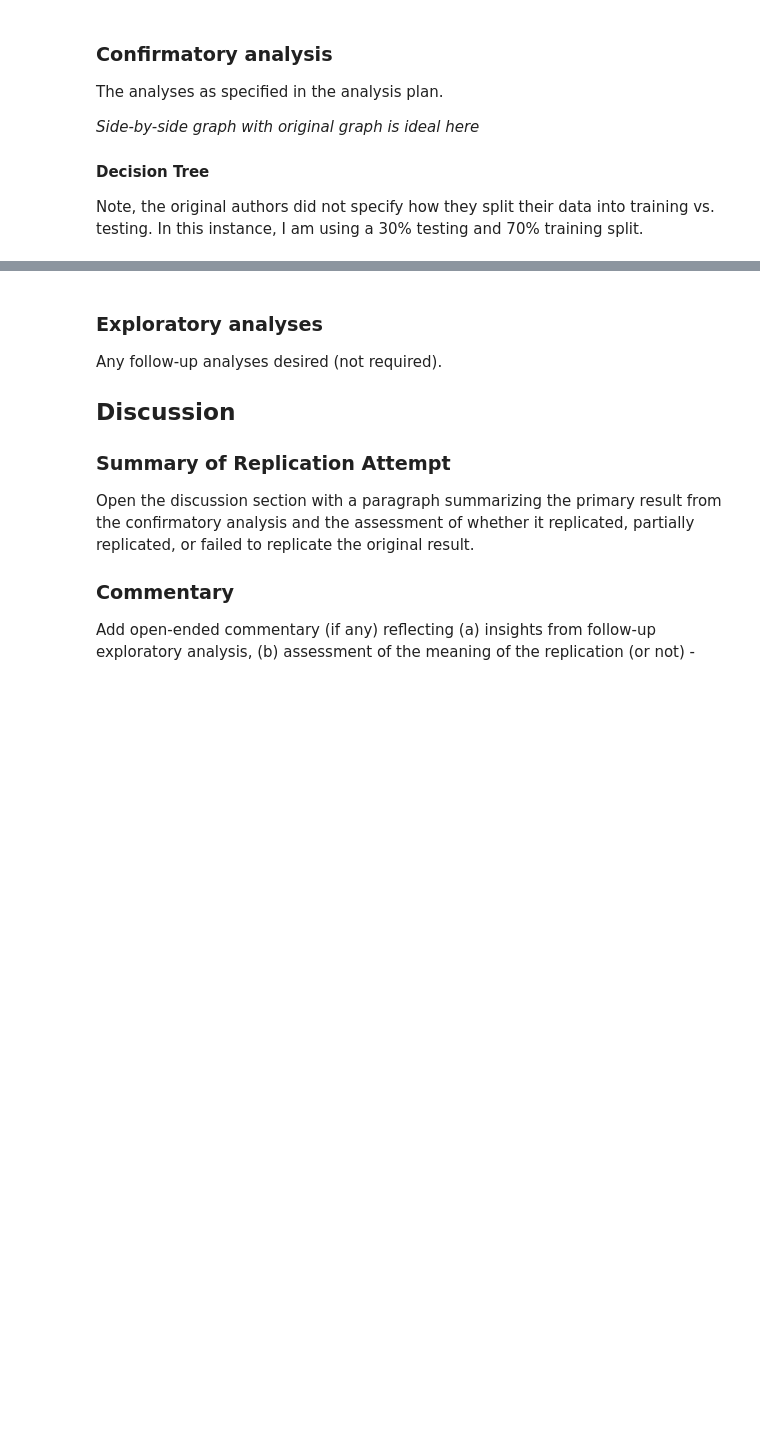
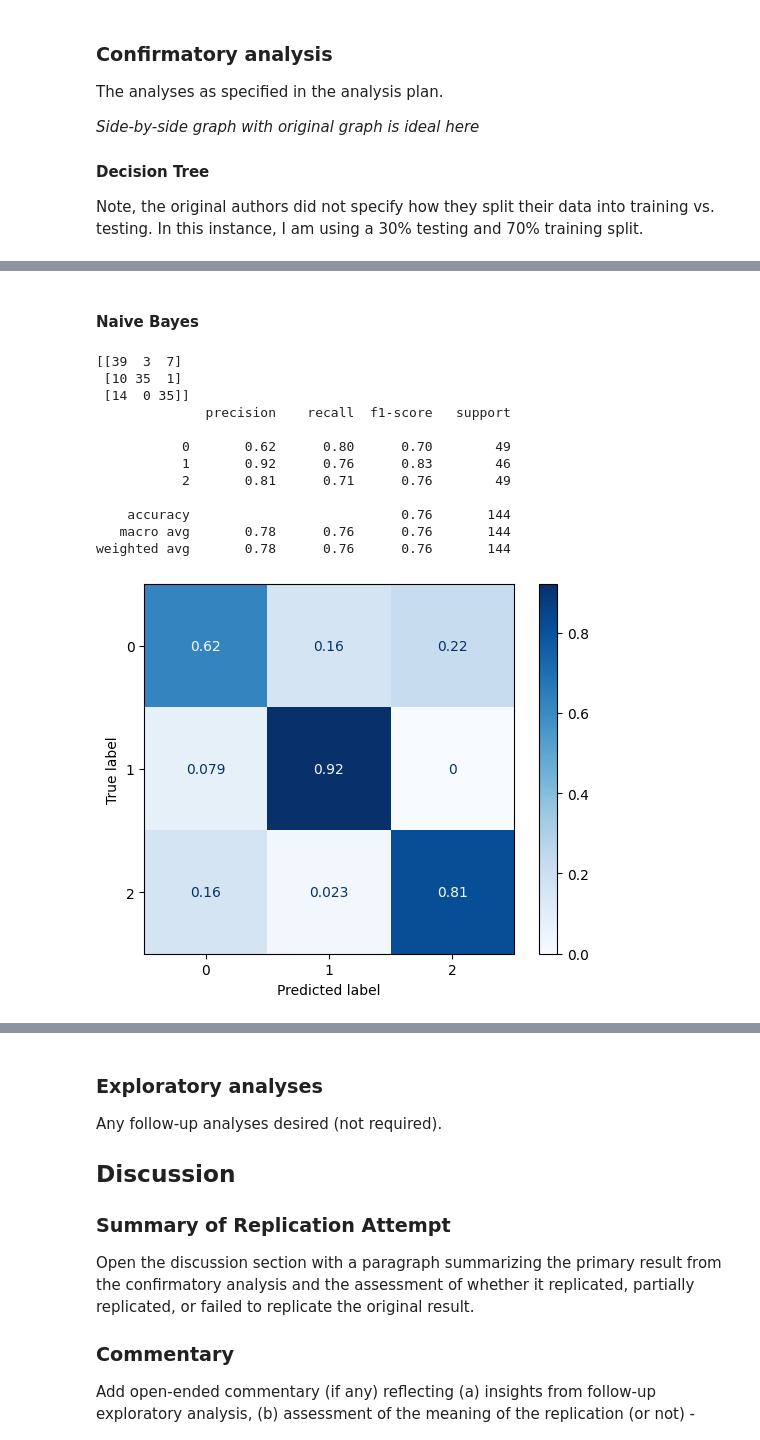
Before and after one commit to ucsd-psych201a/alsulami2023, a Jupyter notebook: writeup/Reproducibility Report.ipynb, the cells around one changed output, grey strips where cells are left out. Cells and saved outputs as stored; diff of their text form; code cells hidden in the pictures; blank space fills up the shorter version.

```diff
--- a/writeup/Reproducibility Report.ipynb
+++ b/writeup/Reproducibility Report.ipynb
@@ -280,7 +503,7 @@ Y = edu['Class']
 X = edu.drop('Class',axis=1)
 
 # Split data into training and testing
-X_train, X_test, Y_train, y_test = train_test_split(X, Y, test_size = 0.3, stratify = Y, random_state = 12345)
+X_train, X_test, Y_train, Y_test = train_test_split(X, Y, test_size = 0.3, stratify = Y, random_state = 12345)
 # %%
 # Decision Tree
 dt = DecisionTreeClassifier(max_depth = 5)
@@ -303,0 +539,33 @@ ValueError: could not convert string to float: 'M'
+# %% [markdown]
+#### Naive Bayes
+# %%
+nb = GaussianNB()
+
+# Fit Naive Bayes to the training data
+nb.fit(X_train, Y_train)
+
+# Predict test set labels with Naive Bayes
+Y_pred_nb = nb.predict(X_test)
+
+# Compute and print the confusion matrix and classification report for Naive Bayes
+print(confusion_matrix(Y_pred_nb, Y_test))
+print(classification_report(Y_pred_nb, Y_test))
+
+# Display the confusion matrix for Naive Bayes
+ConfusionMatrixDisplay.from_estimator(nb, X_test, Y_test,
+        cmap=plt.cm.Blues, normalize='true')
+plt.show()
+# %% [output]
+[[39  3  7]
+ [10 35  1]
+ [14  0 35]]
+              precision    recall  f1-score   support
+
+           0       0.62      0.80      0.70        49
+           1       0.92      0.76      0.83        46
+           2       0.81      0.71      0.76        49
+
+    accuracy                           0.76       144
+   macro avg       0.78      0.76      0.76       144
+weighted avg       0.78      0.76      0.76       144
+[figure, added]
```
Also changed, not shown: parts of 14 cells of this notebook.
